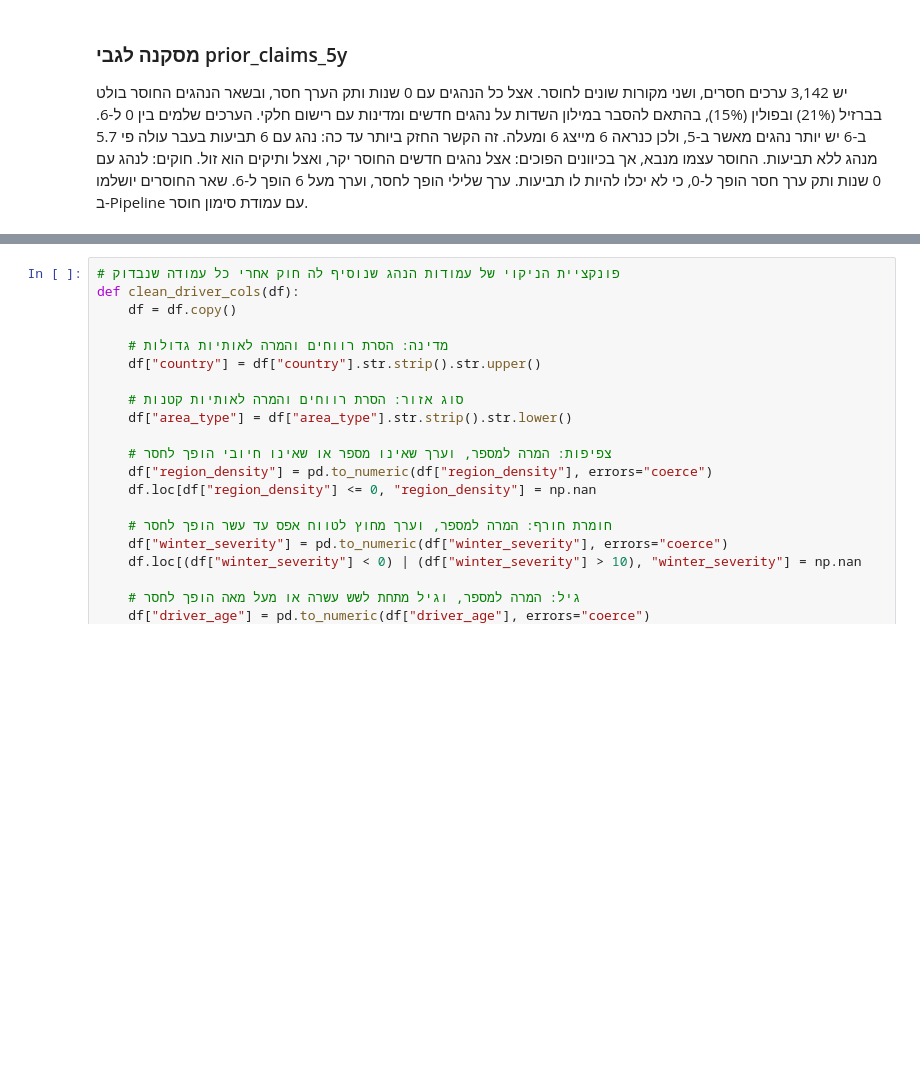
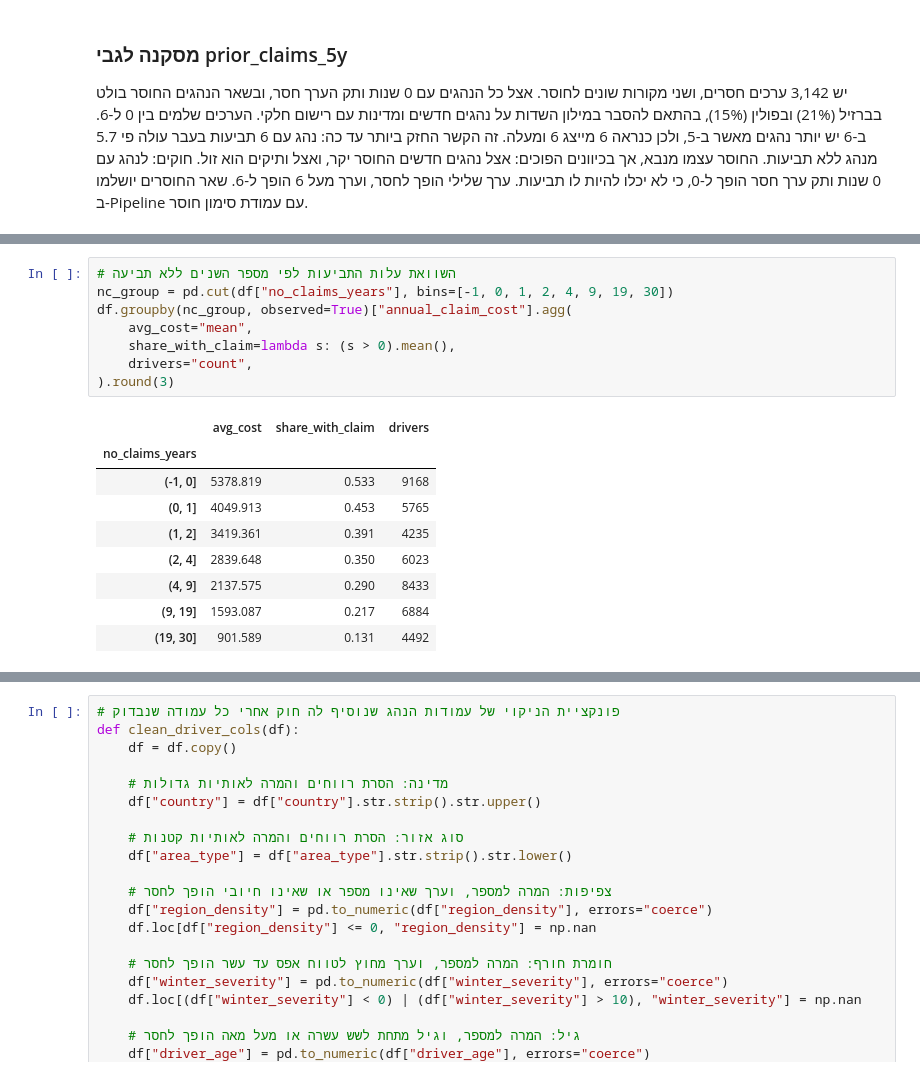
Before and after one commit to liadrimer/car-insurance-claim-prediction, a Jupyter notebook: cleaning_driver.ipynb, the cells around one changed output, grey strips where cells are left out. Cells and saved outputs as stored; diff of their text form; blank space fills up the shorter version.

Commit message:
Add files via upload
Analyze no_claims_years

```diff
--- a/cleaning_driver.ipynb
+++ b/cleaning_driver.ipynb
@@ -704,0 +751,18 @@ df.pivot_table(index=new_driver.rename("new_driver"), columns=missing_prior.rena
+# %%
+# השוואת עלות התביעות לפי מספר השנים ללא תביעה
+nc_group = pd.cut(df["no_claims_years"], bins=[-1, 0, 1, 2, 4, 9, 19, 30])
+df.groupby(nc_group, observed=True)["annual_claim_cost"].agg(
+    avg_cost="mean",
+    share_with_claim=lambda s: (s > 0).mean(),
+    drivers="count",
+).round(3)
+# %% [output]
+|  | avg_cost | share_with_claim | drivers |
+| no_claims_years |  |  |  |
+| (-1, 0] | 5378.819 | 0.533 | 9168 |
+| (0, 1] | 4049.913 | 0.453 | 5765 |
+| (1, 2] | 3419.361 | 0.391 | 4235 |
+| (2, 4] | 2839.648 | 0.350 | 6023 |
+| (4, 9] | 2137.575 | 0.290 | 8433 |
+| (9, 19] | 1593.087 | 0.217 | 6884 |
+| (19, 30] | 901.589 | 0.131 | 4492 |
```
Also changed, not shown: parts of 5 cells of this notebook.
